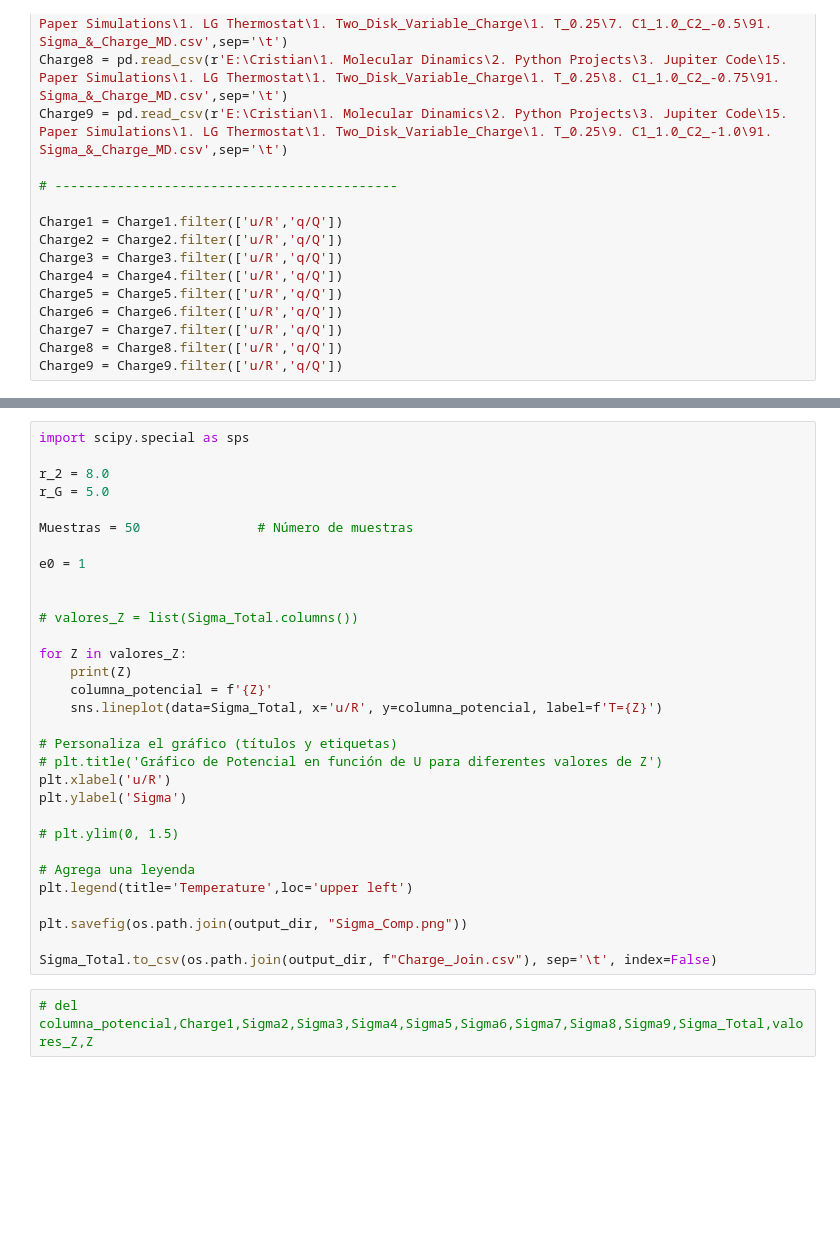
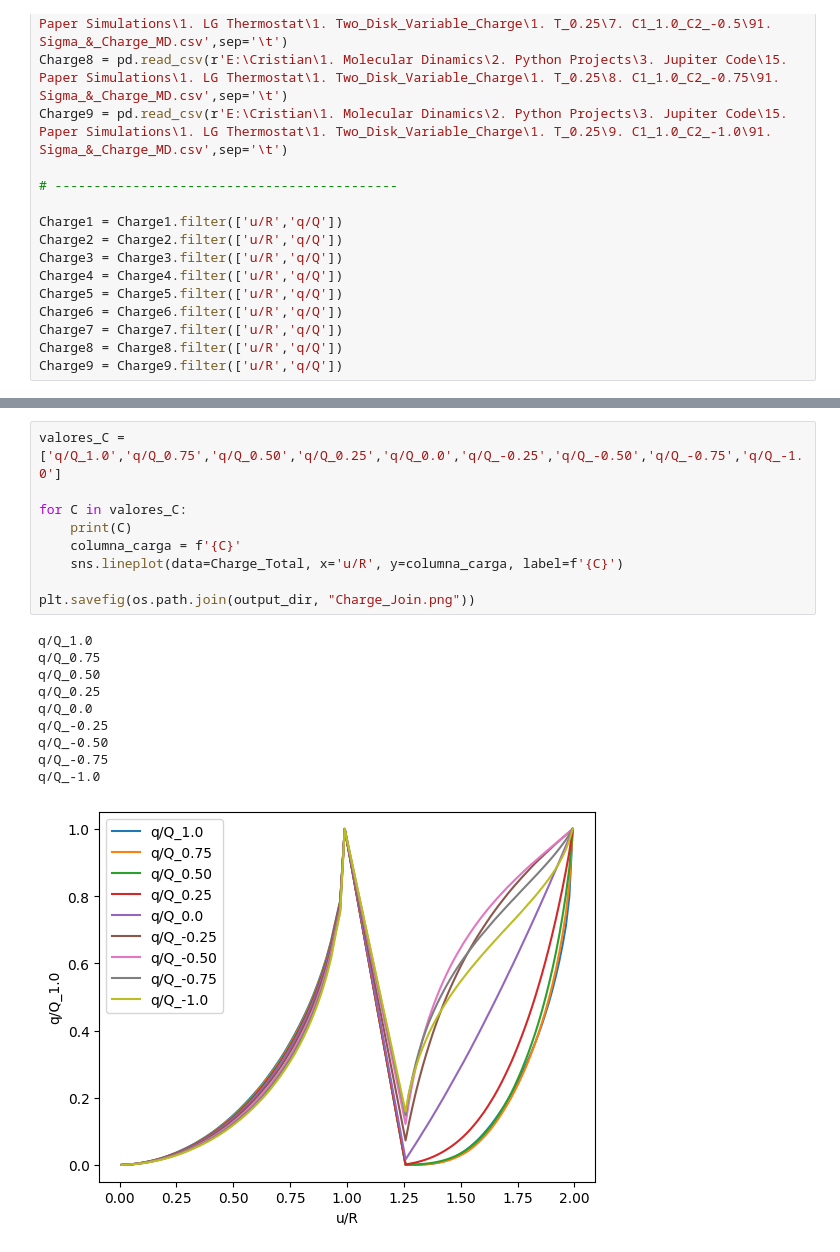
Before and after one commit to CristianC2002/Molecular_Dynamics__Disc-Model, a Jupyter notebook: 15. Paper Simulations/1. LG Thermostat/1. Two_Disk_Variable_Charge/1. T_0.25/Charge Join.ipynb, the cells around one changed output, grey strips where cells are left out. Drawn from its saved outputs; the diff is of its cells as text; blank space fills up the shorter version.

```diff
--- a/15. Paper Simulations/1. LG Thermostat/1. Two_Disk_Variable_Charge/1. T_0.25/Charge Join.ipynb
+++ b/15. Paper Simulations/1. LG Thermostat/1. Two_Disk_Variable_Charge/1. T_0.25/Charge Join.ipynb
@@ -58,33 +61,20 @@ NameError: name 'Sigma1' is not defined
-# %%
-import scipy.special as sps
-
-r_2 = 8.0
-r_G = 5.0
-
-Muestras = 50               # Número de muestras
-
-e0 = 1
-
-
-# valores_Z = list(Sigma_Total.columns())
-
-for Z in valores_Z:
-    print(Z)
-    columna_potencial = f'{Z}'
-    sns.lineplot(data=Sigma_Total, x='u/R', y=columna_potencial, label=f'T={Z}')
-
-# Personaliza el gráfico (títulos y etiquetas)
-# plt.title('Gráfico de Potencial en función de U para diferentes valores de Z')
-plt.xlabel('u/R')
-plt.ylabel('Sigma')
-
-# plt.ylim(0, 1.5)
-
-# Agrega una leyenda
-plt.legend(title='Temperature',loc='upper left')
-
-plt.savefig(os.path.join(output_dir, "Sigma_Comp.png"))
-
-Sigma_Total.to_csv(os.path.join(output_dir, f"Charge_Join.csv"), sep='\t', index=False)
-# %%
-# del columna_potencial,Charge1,Sigma2,Sigma3,Sigma4,Sigma5,Sigma6,Sigma7,Sigma8,Sigma9,Sigma_Total,valores_Z,Z
+# %%
+valores_C = ['q/Q_1.0','q/Q_0.75','q/Q_0.50','q/Q_0.25','q/Q_0.0','q/Q_-0.25','q/Q_-0.50','q/Q_-0.75','q/Q_-1.0']
+
+for C in valores_C:
+    print(C)
+    columna_carga = f'{C}'
+    sns.lineplot(data=Charge_Total, x='u/R', y=columna_carga, label=f'{C}')
+
+plt.savefig(os.path.join(output_dir, "Charge_Join.png"))
+# %% [output]
+q/Q_1.0
+q/Q_0.75
+q/Q_0.50
+q/Q_0.25
+q/Q_0.0
+q/Q_-0.25
+q/Q_-0.50
+q/Q_-0.75
+q/Q_-1.0
+[figure, added]
```
Also changed, not shown: parts of 1 cell of this notebook, 24 other files.
